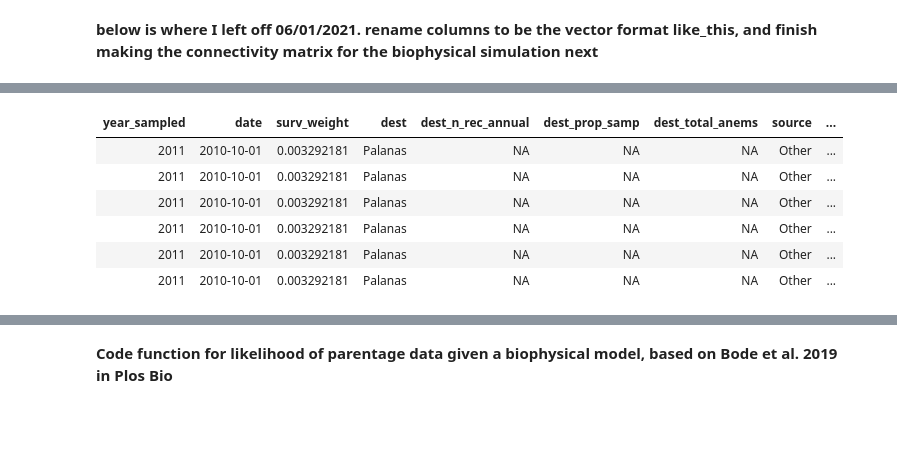
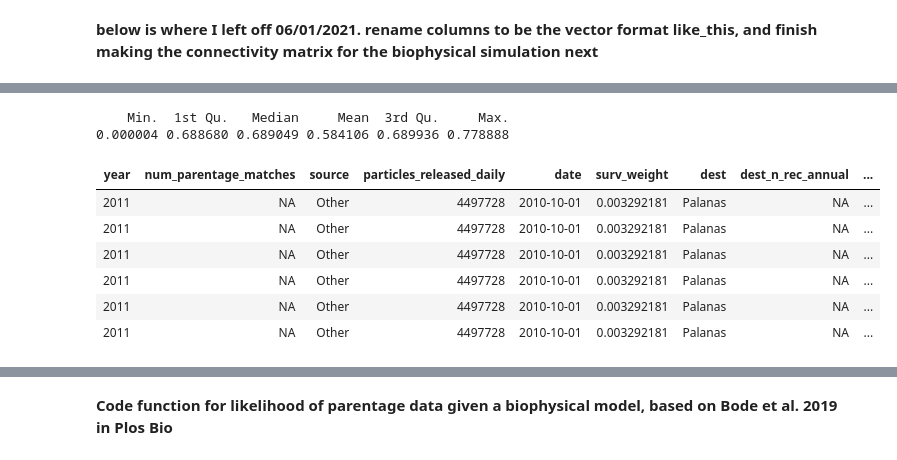
Before and after one commit to pinskylab/CamotesROMS, a Jupyter notebook: notebooks/optimize_ROMS_sampling.ipynb, the cells around one changed output, grey strips where cells are left out. Drawn from its saved outputs; the diff is of its cells as text; code cells hidden in the pictures; blank space fills up the shorter version.

Commit message:
finished formatting the nromalized full bipphysical matrix, test with likelihood function and kernel fitting next.

```diff
--- a/notebooks/optimize_ROMS_sampling.ipynb
+++ b/notebooks/optimize_ROMS_sampling.ipynb
@@ -137,21 +83,22 @@ __below is where I left off 06/01/2021. rename columns to be the vector format l
 #prep biophysical connectivity matrix
 #outside of the loop, trim this to only be the destinations we sampled
 
-DestSampled <- DateJoin[dest_prop_samp >0]
-DestSampled <- kernels[Year %in% c("2012", "2013", "2014")][, Year:=as.integer(Year)][,c("Year", "NumParentageMatches")][DestSampled, on=.(Year=year_sampled)]#add in a column for the observed number of parentage matches
+AllPossibleConn <- DateJoin[source %!in% unrealistic_sources & dest %!in% unrealistic_sources] #sand flats and Pangasugan are not realistic source or destination sites because there's almost no habitat. Safe to drop, but keep the rest of the possibilities so we can subsample iteratively all possibilities.
+AllPossibleConn <- kernels[Year %in% c("2012", "2013", "2014")][, year:=as.integer(Year)][,c("year", "NumParentageMatches")][AllPossibleConn, on=.(year=year_sampled)]#add in a column for the observed number of parentage matches
 #rename the monsoon column in the full table for consistency
-setnames(DestSampled, c("sim_monsoon", "Year", "NumParentageMatches"), c("monsoon", "year", "num_parentage_matches"))
+setnames(AllPossibleConn, c("sim_monsoon", "NumParentageMatches"), c("monsoon", "num_parentage_matches")) #get rid of upper case and inconsistent naming
 
 #each year will require a different set of survey data, so make a list of each and index by site for fast look up
 PropSampTable <- SurveyData[prop_anem_samp >0, c("year", "site")]
 
-#make a site index table, use this for Sampled_reefs input in kernel fitting
-SiteIndex <- unique(Centroids, by="site")[, "site"][, index := .I] #add the row number as the unique site index
-
-#make sure all sampled sites are represented by joining the survey data to the sampled simulation
-PropSampTable <- rbind(SurveyData[prop_anem_samp >0 & year %in% c(2012, 2013, 2014), c("year", "site")][, .(source=site, dest=site, year=year)][ #will join to the simulated sampling table by source and dest, so make those each a column from site and preserve the year variable as a key
+#make sure all sampled sites are represented when joining the survey data to the sampled simulation- this chunk has the tables to add to a subsampled particle table. no need for the full
+SampTable <- rbind(SurveyData[prop_anem_samp >0 & year %in% c(2012, 2013, 2014), c("year", "site")][, .(source=site, dest=site, year=year)][ #will join to the simulated sampling table by source and dest, so make those each a column from site and preserve the year variable as a key
     , c("year", "source", "dest")][, monsoon := "NEM"], SurveyData[prop_anem_samp >0 & year %in% c(2012, 2013, 2014), c("year", "site")][, .(source=site, dest=site, year=year)][ #will join to the simulated sampling table by source and dest, so make those each a column from site and preserve the year variable as a key
     , c("year", "source", "dest")][, monsoon := "SWM"])
-UnqSurvey <- unique(PropSampTable, by=c("source", "dest", "year", "monsoon"))#add in the diff Monsoon seasons so there are complete parentage matrices later
+UnqSurvey <- unique(SampTable, by=c("source", "dest", "year", "monsoon"))#add in the diff Monsoon seasons so there are complete parentage matrices later
 AddDest <- rbind(SurveyData[year %in% c(2012, 2013, 2014) & prop_anem_samp >0][, c("year", "site")][, monsoon := "NEM"],
                   SurveyData[year %in% c(2012, 2013, 2014) & prop_anem_samp >0][ , c("year", "site")][, monsoon := "SWM"])  #what destinations were sampled, for use with unassigned table
+
+
+#at this point, we can make the raw number assignment matrix, but we want to make a normalized version that is num assigned from a source to a destination/ num released from that source
+AllPossibleConn[, total_source_normalized_recruitment := sum(daily_particles)/sum(particles_released_daily), by=c("source", "dest","year")]
@@ -157,0 +147,5 @@ AddDest <- rbind(SurveyData[year %in% c(2012, 2013, 2014) & prop_anem_samp >0][,
+# %%
+summary(AllPossibleConn$total_source_normalized_recruitment)
+# %% [output]
+    Min.  1st Qu.   Median     Mean  3rd Qu.     Max.
+0.000004 0.688680 0.689049 0.584106 0.689936 0.778888
@@ -158,10 +154,10 @@ AddDest <- rbind(SurveyData[year %in% c(2012, 2013, 2014) & prop_anem_samp >0][,
 # %%
-head(DateJoin)
+head(AllPossibleConn)
 # %% [output]
-| year_sampled | date | surv_weight | dest | dest_n_rec_annual | dest_prop_samp | dest_total_anems | source | ... |
-| 2011 | 2010-10-01 | 0.003292181 | Palanas | NA | NA | NA | Other | ... |
-| 2011 | 2010-10-01 | 0.003292181 | Palanas | NA | NA | NA | Other | ... |
-| 2011 | 2010-10-01 | 0.003292181 | Palanas | NA | NA | NA | Other | ... |
-| 2011 | 2010-10-01 | 0.003292181 | Palanas | NA | NA | NA | Other | ... |
-| 2011 | 2010-10-01 | 0.003292181 | Palanas | NA | NA | NA | Other | ... |
-| 2011 | 2010-10-01 | 0.003292181 | Palanas | NA | NA | NA | Other | ... |
+| year | num_parentage_matches | source | particles_released_daily | date | surv_weight | dest | dest_n_rec_annual | ... |
+| 2011 | NA | Other | 4497728 | 2010-10-01 | 0.003292181 | Palanas | NA | ... |
+| 2011 | NA | Other | 4497728 | 2010-10-01 | 0.003292181 | Palanas | NA | ... |
+| 2011 | NA | Other | 4497728 | 2010-10-01 | 0.003292181 | Palanas | NA | ... |
+| 2011 | NA | Other | 4497728 | 2010-10-01 | 0.003292181 | Palanas | NA | ... |
+| 2011 | NA | Other | 4497728 | 2010-10-01 | 0.003292181 | Palanas | NA | ... |
+| 2011 | NA | Other | 4497728 | 2010-10-01 | 0.003292181 | Palanas | NA | ... |
```
Also changed, not shown: parts of 35 cells of this notebook.
